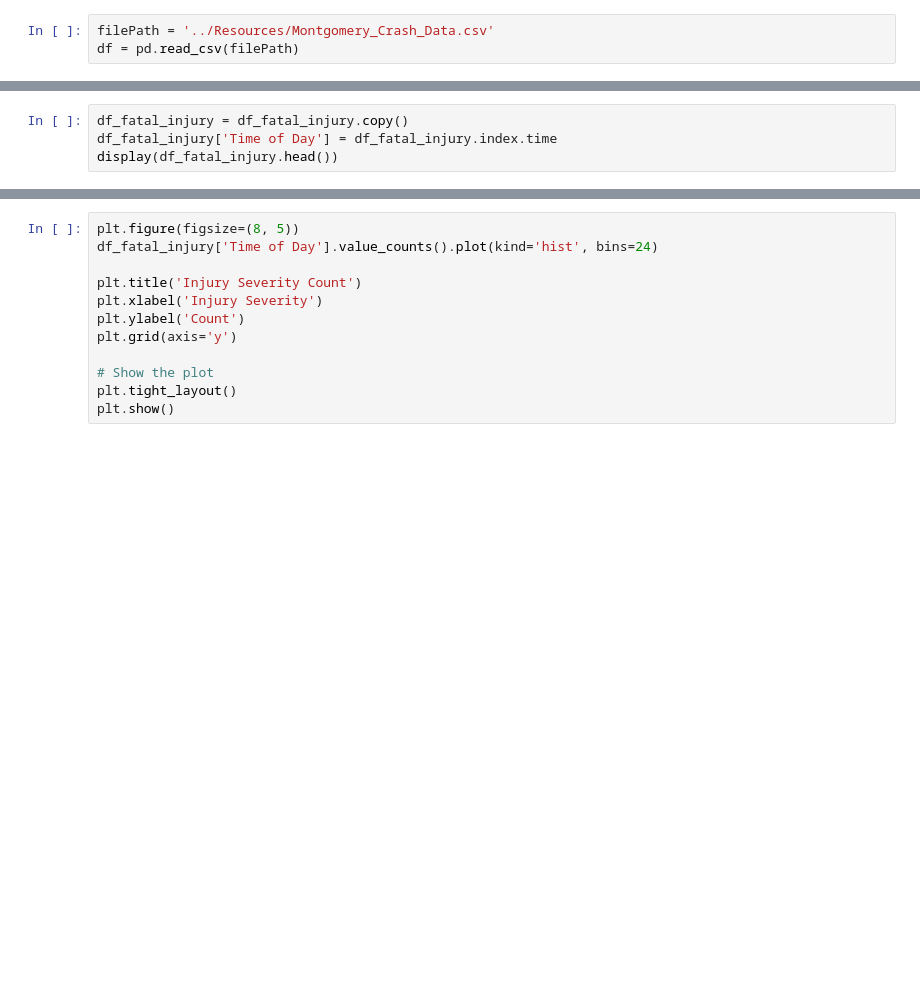
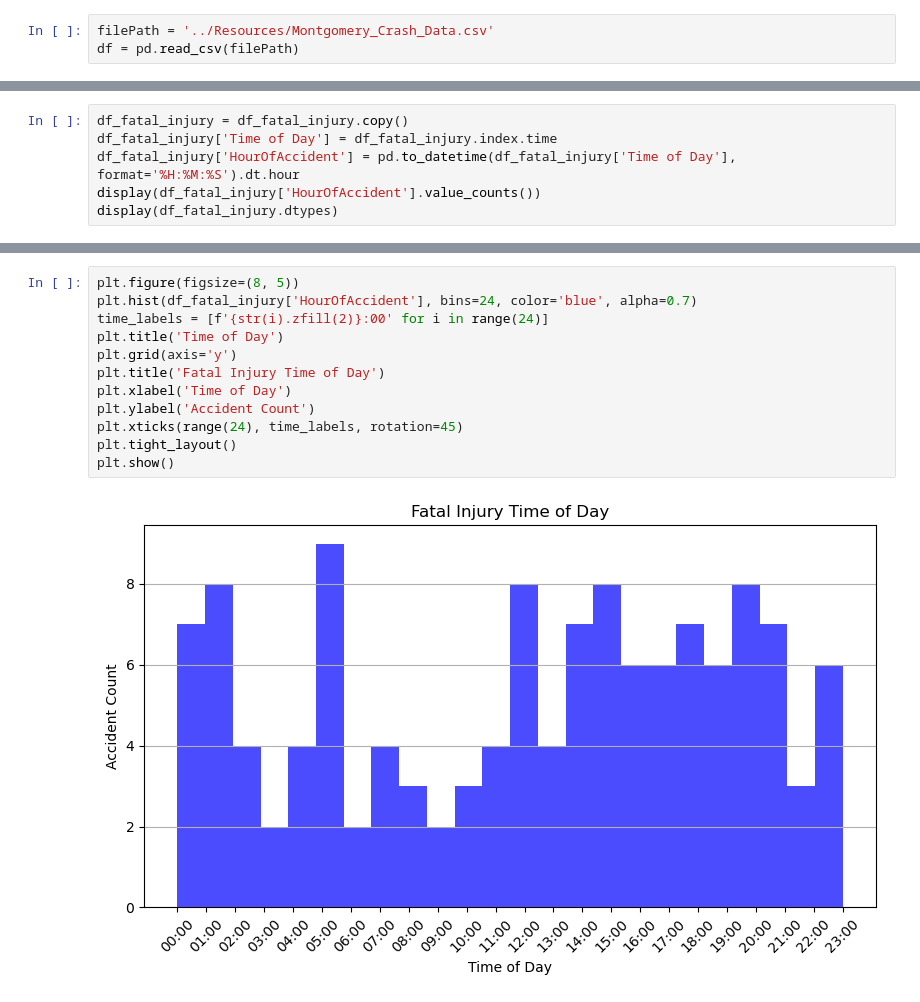
Before and after one commit to Brian-Hansen-Turton/module-9-project, a Jupyter notebook: Code/DateTimeSeverityAnalysis.ipynb, the cells around one changed output, grey strips where cells are left out. Saved outputs shown, nothing was run; the diff lists cells and outputs as text; blank space fills up the shorter version.

Commit message:
Graph tod for fatal injury

```diff
--- a/Code/DateTimeSeverityAnalysis.ipynb
+++ b/Code/DateTimeSeverityAnalysis.ipynb
@@ -59,4 +154,6 @@ print(f"The total number of fatal injuries is {len(df_fatal_injury)}")
 # %%
 df_fatal_injury = df_fatal_injury.copy()
 df_fatal_injury['Time of Day'] = df_fatal_injury.index.time
-display(df_fatal_injury.head())
+df_fatal_injury['HourOfAccident'] = pd.to_datetime(df_fatal_injury['Time of Day'], format='%H:%M:%S').dt.hour
+display(df_fatal_injury['HourOfAccident'].value_counts())
+display(df_fatal_injury.dtypes)
@@ -63,12 +182,14 @@ display(df_fatal_injury.head())
-# %%
-plt.figure(figsize=(8, 5))
-df_fatal_injury['Time of Day'].value_counts().plot(kind='hist', bins=24)
-
-plt.title('Injury Severity Count')
-plt.xlabel('Injury Severity')
-plt.ylabel('Count')
-plt.grid(axis='y')
-
-# Show the plot
-plt.tight_layout()
-plt.show()
+# %%
+plt.figure(figsize=(8, 5))
+plt.hist(df_fatal_injury['HourOfAccident'], bins=24, color='blue', alpha=0.7)
+time_labels = [f'{str(i).zfill(2)}:00' for i in range(24)]
+plt.title('Time of Day')
+plt.grid(axis='y')
+plt.title('Fatal Injury Time of Day')
+plt.xlabel('Time of Day')
+plt.ylabel('Accident Count')
+plt.xticks(range(24), time_labels, rotation=45)
+plt.tight_layout()
+plt.show()
+# %% [output]
+[figure, added]
```
Also changed, not shown: parts of 17 cells of this notebook.
